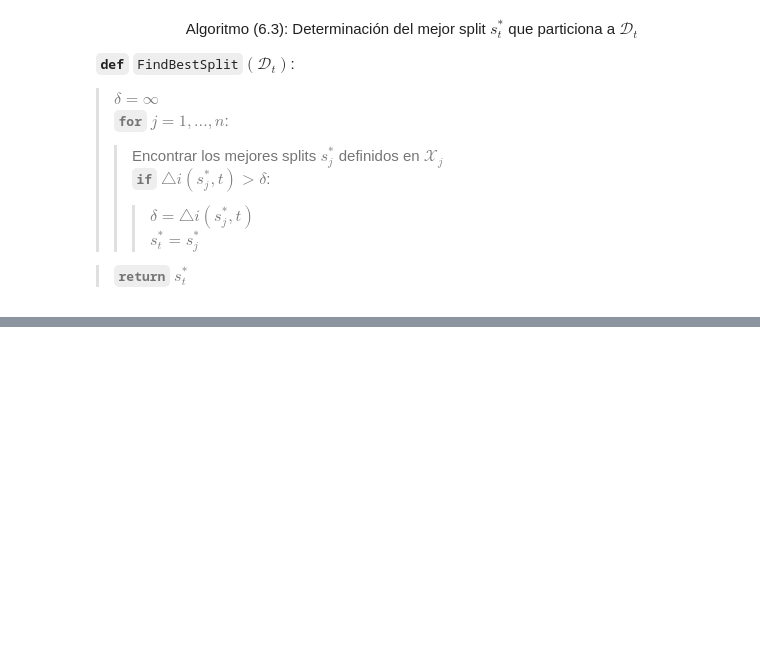
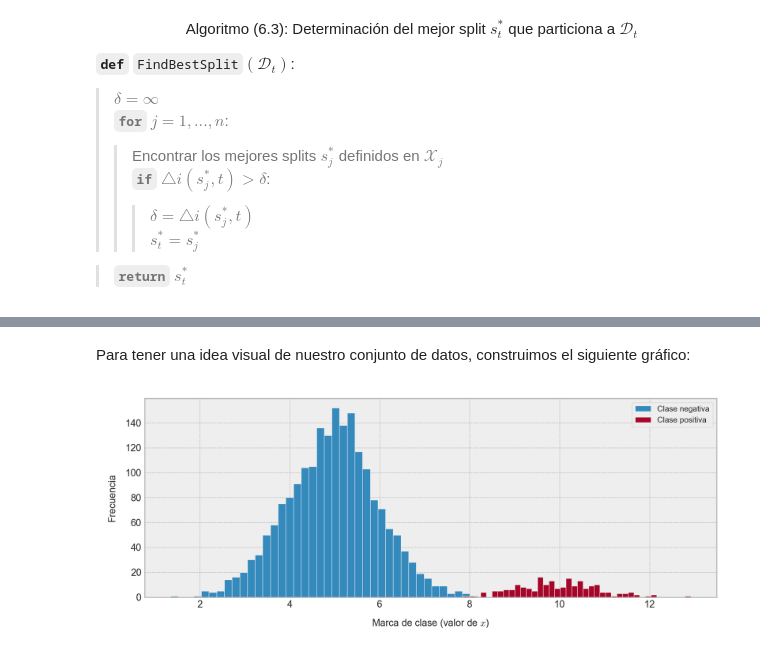
Before and after one commit to rquezadac/udd_data_science_lectures, a Jupyter notebook: PARTE II - Modelos de aprendizaje supervisado/clase_2_6.ipynb, the cells around one changed output, grey strips where cells are left out. Cells and saved outputs as stored; diff of their text form; code cells hidden in the pictures; blank space fills up the shorter version.

```diff
--- a/PARTE II - Modelos de aprendizaje supervisado/clase_2_6.ipynb
+++ b/PARTE II - Modelos de aprendizaje supervisado/clase_2_6.ipynb
@@ -884,0 +948,34 @@ Como veremos más adelante, la complejidad de este algoritmo está acotada super
+# %%
+# Definimos los parámetros iniciales de las distribuciones de interés.
+center_pos = 10
+center_neg = 5
+count_pos = 200
+count_neg = 2000
+# %%
+# Definimos una semilla aleatoria fija.
+rng = np.random.default_rng(seed=42)
+# %%
+# Construmos nuestro conjunto de datos.
+data = pd.DataFrame(
+    {
+        "value": np.hstack([
+            center_pos + rng.standard_normal(size=count_pos),
+            center_neg + rng.standard_normal(size=count_neg),
+        ]),
+        "label": ["Positive"] * count_pos + ["Negative"] * count_neg,
+    }
+)
+# %% [markdown]
+Para tener una idea visual de nuestro conjunto de datos, construimos el siguiente gráfico:
+# %%
+# Visualizamos nuestro conjunto de datos.
+fig, ax = plt.subplots(figsize=(10, 4))
+p = data.groupby("label").plot(kind="hist", bins=40, alpha=1.0, ax=ax)
+ax.legend(
+    ["Clase negativa", "Clase positiva"], loc="best", fontsize=9, frameon=True,
+)
+ax.set_xlabel(r"Marca de clase (valor de $x$)", fontsize=11, labelpad=10)
+ax.set_ylabel("Frecuencia", fontsize=11, labelpad=10)
+plt.tight_layout();
+# %% [output]
+[figure, added]
```
Also changed, not shown: parts of 16 cells of this notebook, 1 other file.
